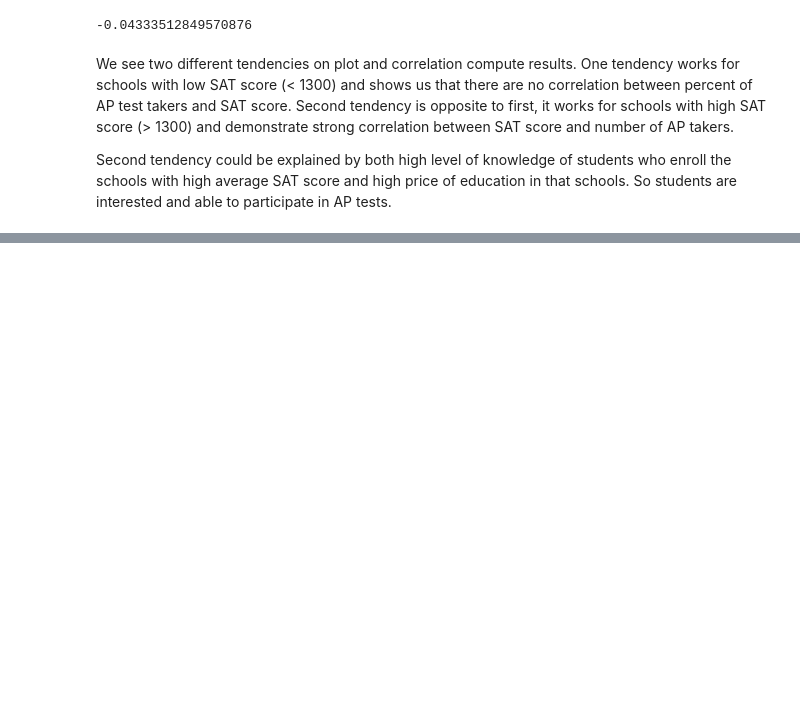
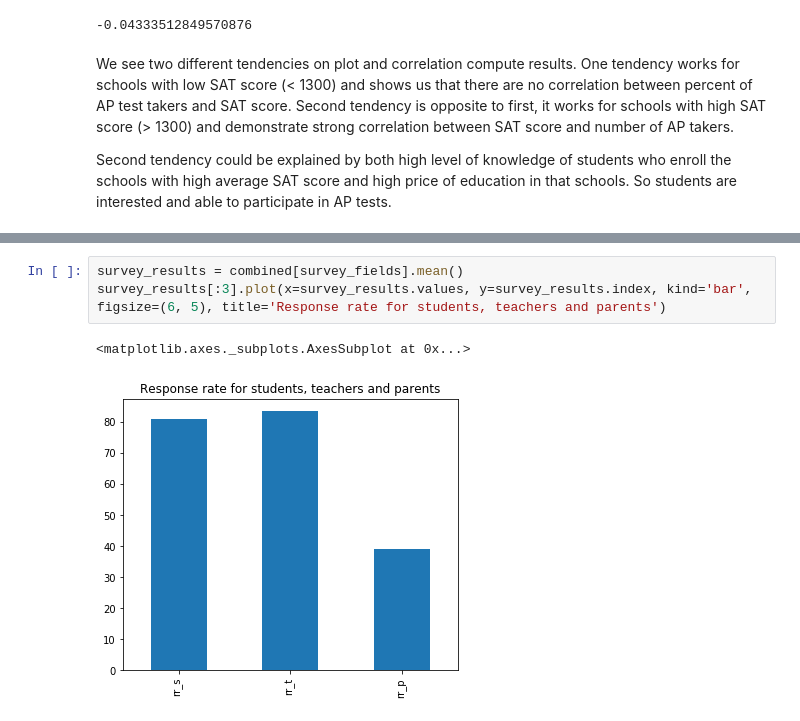
Before and after one commit to beatwad/scholastic_aptitude_test, a Jupyter notebook: Schools.ipynb, the cells around one changed output, grey strips where cells are left out. Cells and saved outputs as stored; diff of their text form; blank space fills up the shorter version.

```diff
--- a/Schools.ipynb
+++ b/Schools.ipynb
@@ -388,0 +433,6 @@ Second tendency could be explained by both high level of knowledge of students w
+# %%
+survey_results = combined[survey_fields].mean()
+survey_results[:3].plot(x=survey_results.values, y=survey_results.index, kind='bar', figsize=(6, 5), title='Response rate for students, teachers and parents')
+# %% [output]
+<matplotlib.axes._subplots.AxesSubplot at 0x...>
+[figure, added]
```
Also changed, not shown: parts of 32 cells of this notebook.
